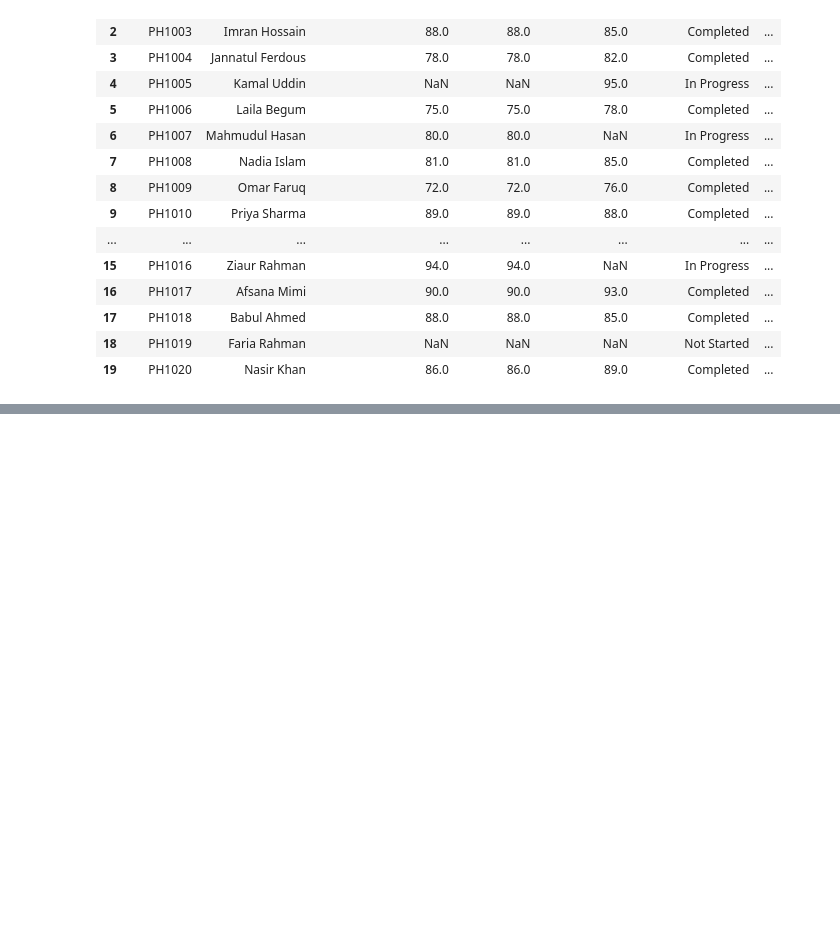
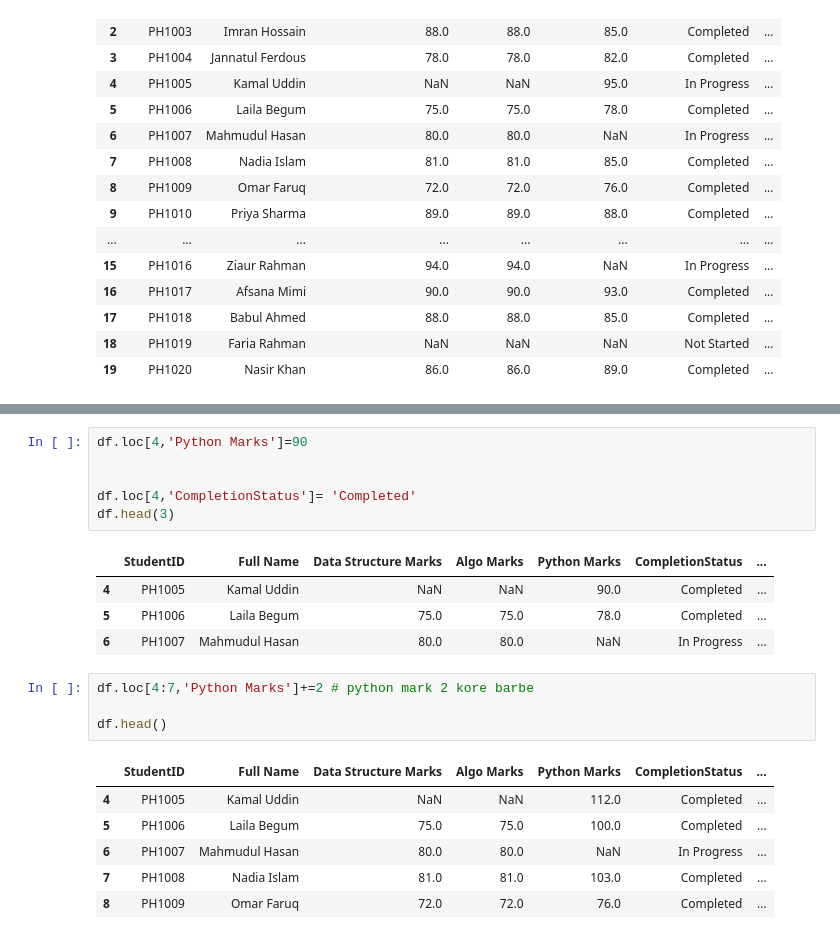
Before and after one commit to rabeyanoor/AI-ML, a Jupyter notebook: Week-3/Module_12.ipynb, the cells around one changed output, grey strips where cells are left out. Cells and saved outputs as stored; diff of their text form; blank space fills up the shorter version.

```diff
--- a/Week-3/Module_12.ipynb
+++ b/Week-3/Module_12.ipynb
@@ -653,0 +721,22 @@ df
+# %%
+df.loc[4,'Python Marks']=90
+
+
+df.loc[4,'CompletionStatus']= 'Completed'
+df.head(3)
+# %% [output]
+|  | StudentID | Full Name | Data Structure Marks | Algo Marks | Python Marks | CompletionStatus | ... |
+| 4 | PH1005 | Kamal Uddin | NaN | NaN | 90.0 | Completed | ... |
+| 5 | PH1006 | Laila Begum | 75.0 | 75.0 | 78.0 | Completed | ... |
+| 6 | PH1007 | Mahmudul Hasan | 80.0 | 80.0 | NaN | In Progress | ... |
+# %%
+df.loc[4:7,'Python Marks']+=2 # python mark 2 kore barbe
+
+df.head()
+# %% [output]
+|  | StudentID | Full Name | Data Structure Marks | Algo Marks | Python Marks | CompletionStatus | ... |
+| 4 | PH1005 | Kamal Uddin | NaN | NaN | 112.0 | Completed | ... |
+| 5 | PH1006 | Laila Begum | 75.0 | 75.0 | 100.0 | Completed | ... |
+| 6 | PH1007 | Mahmudul Hasan | 80.0 | 80.0 | NaN | In Progress | ... |
+| 7 | PH1008 | Nadia Islam | 81.0 | 81.0 | 103.0 | Completed | ... |
+| 8 | PH1009 | Omar Faruq | 72.0 | 72.0 | 76.0 | Completed | ... |
```
Also changed, not shown: parts of 5 cells of this notebook.
